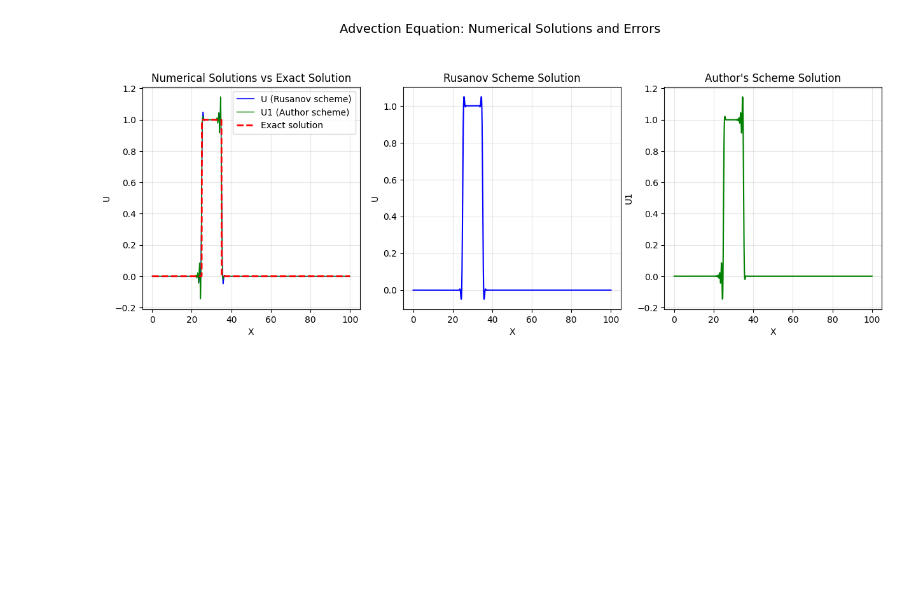
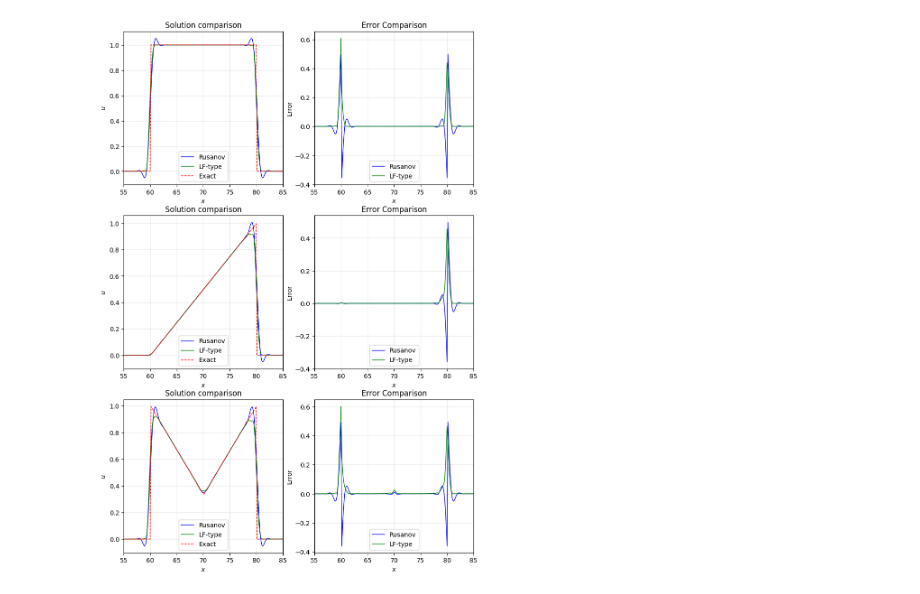
Before and after one commit to ukolov-ivan/mipt-vkr, a Jupyter notebook: src/advect.ipynb, the cells around one changed output. Cells and saved outputs as stored; diff of their text form; code cells hidden in the pictures; blank space fills up the shorter version.

```diff
--- a/src/advect.ipynb
+++ b/src/advect.ipynb
@@ -66,20 +66,20 @@ def tooth(grid: np.typing.ArrayLike, l1, l2, l11, l22) -> np.typing.ArrayLike:
     return result
 
 
-def letter_m(grid: np.typing.ArrayLike, l1, l2, l12, l22) -> np.typing.ArrayLike:
+def letter_m(grid: np.typing.ArrayLike, l1, l2, l12=None) -> np.typing.ArrayLike:
+    l12 = l12 or (l1 + l2) / 2.0
     result = np.zeros_like(grid)
 
     mask1 = (grid >= l1) & (grid < l12)
     result[mask1] = -(2/3) * (grid[mask1] - l1) / (l12 - l1) + 1
 
-    mask2 = (grid >= l22) & (grid <= l2)
-    result[mask2] = (2/3) * (grid[mask2] - l2) / (l2 - l22) + 1
+    mask2 = (grid >= l12) & (grid <= l2)
+    result[mask2] = (2/3) * (grid[mask2] - l2) / (l2 - l12) + 1
 
     return result
 
 
 def right_triangle(grid: np.typing.ArrayLike, l1, l2) -> np.typing.ArrayLike:
-    """Правый треугольник"""
     result = np.zeros_like(grid)
     mask = (grid >= l1) & (grid <= l2)
     result[mask] = (l2 - grid[mask]) / (l2 - l1)
@@ -147,7 +147,7 @@ def load_coefficients(filename: str = "mlf_coeffs.json"):
 
     def make_evaluator(expr_str: str):
         def evaluate(sigma: float, cfl: float, dx: float) -> float:
-            return eval(expr_str, {"sigma": sigma, "cfl": cfl, "np": np, "dx": dx})
+            return eval(expr_str, {"sigma": sigma, "nu": cfl, "np": np, "dx": dx})
         return evaluate
 
     return [make_evaluator(expr) for expr in exprs]
@@ -387,42 +355,48 @@ plt.show()
-# %%
-grid, u, u_rusanov, u_exact = advect(
-    max_time=10,
-    ic_func=rectangle,
-    ic_kwargs={"l1": 15.0, "l2": 25.0},
-)
 # %%
-plt.figure(figsize=(15, 10))
+plt.figure(figsize=(10, 15))
 
-# Plot 1: Numerical solutions and exact solution
-plt.subplot(2, 3, 1)
-plt.plot(grid, u_rusanov, 'b-', linewidth=1, label='U (Rusanov scheme)')
-plt.plot(grid, u, 'g-', linewidth=1, label='U1 (Author scheme)')
-plt.plot(grid, u_exact, 'r--', linewidth=2, label='Exact solution')
-plt.xlabel('X')
-plt.ylabel('U')
-plt.title('Numerical Solutions vs Exact Solution')
-plt.legend()
-plt.grid(True, alpha=0.3)
+for i, (ic_func, ic_kwargs) in enumerate(
+    zip(
+        [rectangle,
+         left_triangle,
+         letter_m,
+        #  gaussian_pulse
+         ],
+        [{"l1": 10.0, "l2": 30.0},
+         {"l1": 10.0, "l2": 30.0},
+         {"l1": 10.0, "l2": 30.0},
+        #  {"center": 20.0, "width": 5.0}
+         ])):
+    grid, u, u_rusanov, u_exact = advect(
+            ic_func=ic_func,
+            ic_kwargs=ic_kwargs,
+        )
 
-# Plot 2: Rusanov scheme solution
-plt.subplot(2, 3, 2)
-plt.plot(grid, u_rusanov, 'b-', linewidth=1.5)
-plt.xlabel('X')
-plt.ylabel('U')
-plt.title('Rusanov Scheme Solution')
-plt.grid(True, alpha=0.3)
+    plt.subplot(3, 2, 2 * i + 1)
 
-# Plot 3: Author's scheme solution
-plt.subplot(2, 3, 3)
-plt.plot(grid, u, 'g-', linewidth=1.5)
-plt.xlabel('X')
-plt.ylabel('U1')
-plt.title("Author's Scheme Solution")
-plt.grid(True, alpha=0.3)
+    plt.plot(grid, u_rusanov, 'b-', linewidth=1, label='Rusanov')
+    plt.plot(grid, u, 'g-', linewidth=1, label='LF-type')
+    plt.plot(grid, u_exact, 'r--', linewidth=1, label='Exact')
+    plt.xlabel('$x$')
+    plt.xlim(70 - 15, 70 + 15)
+    plt.ylabel('$u$')
+    plt.title('Solution comparison')
+    plt.legend(loc='lower center')
+    plt.grid(True, alpha=0.3)
 
+    plt.subplot(3, 2, 2 * i + 2)
+    error_rusanov = u_rusanov - u_exact
+    error = np.abs(u - u_exact)
 
-plt.suptitle('Advection Equation: Numerical Solutions and Errors', fontsize=14)
+    plt.plot(grid, error_rusanov, 'b-', linewidth=1, label='Rusanov')
+    plt.plot(grid, error, 'g-', linewidth=1, label='LF-type')
+    plt.xlabel('$x$')
+    plt.xlim(70 - 15, 70 + 15)
+    plt.ylabel('Error')
+    plt.title('Error Comparison')
+    plt.legend(loc='lower center')
+    plt.grid(True, alpha=0.3)
 
 plt.show()
 # %% [output]
-[figure, old version]
+[figure, new version]
```
Also changed, not shown: parts of 3 cells of this notebook.
